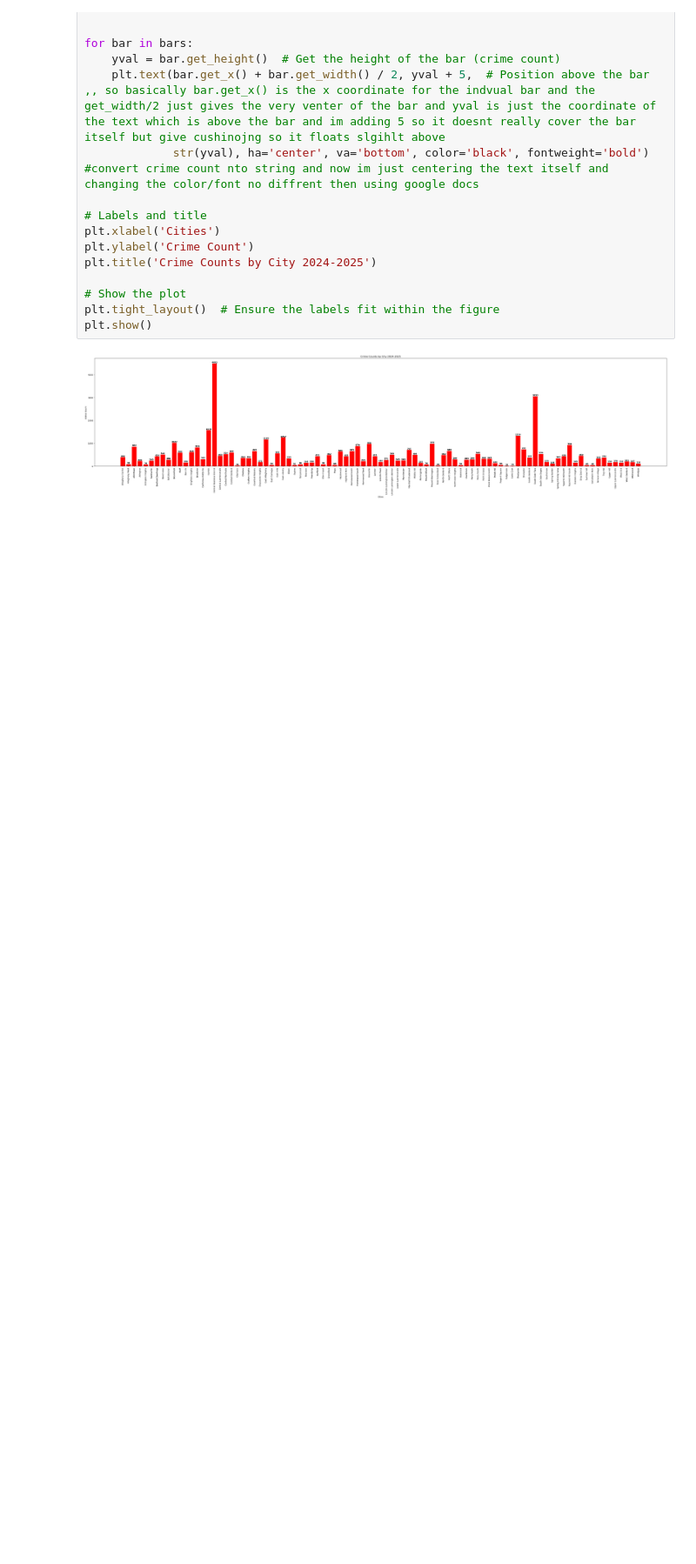
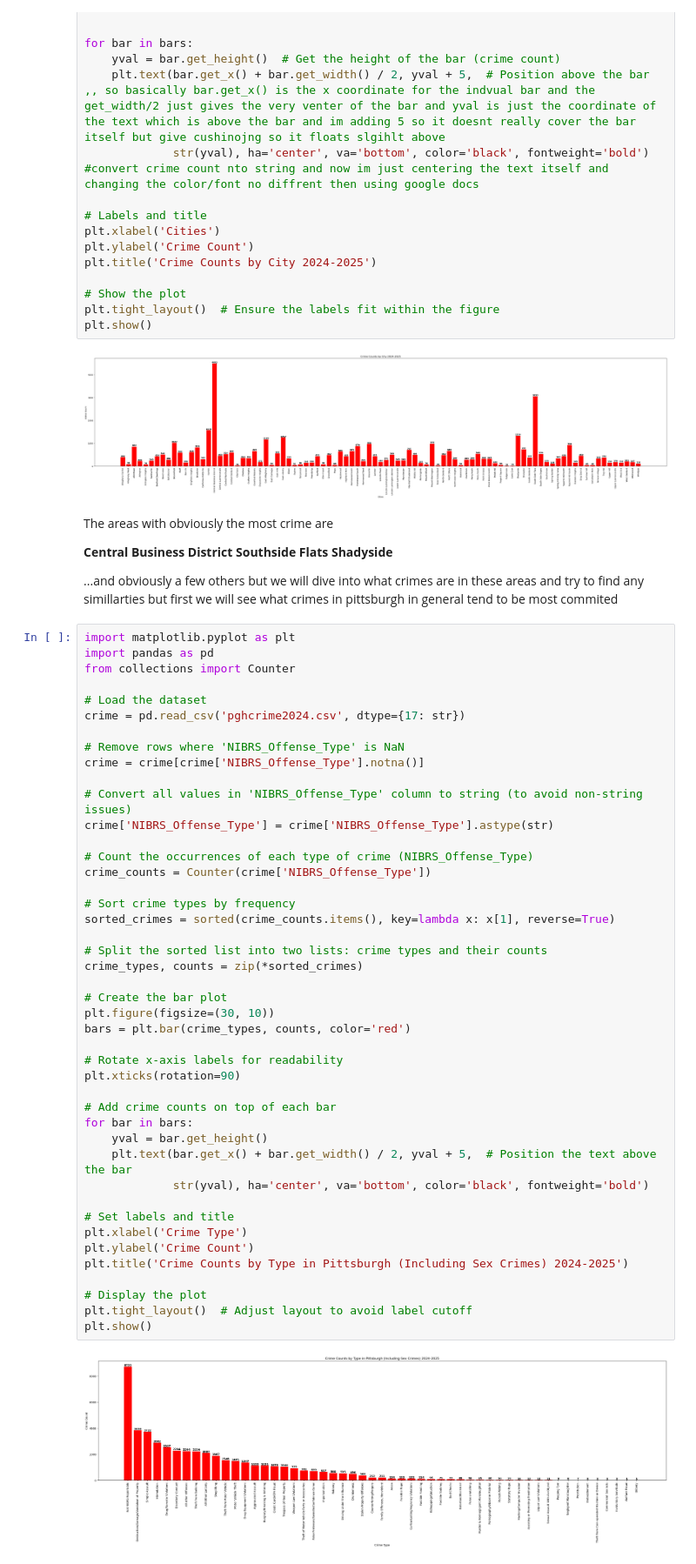
Before and after one commit to TLW94-git/final-project, a Jupyter notebook: Final.ipynb, the cells around one changed output. Shown at 87% size. Drawn from its saved outputs; the diff is of its cells as text; blank space fills up the shorter version.

```diff
--- a/Final.ipynb
+++ b/Final.ipynb
@@ -122,3 +69,57 @@ plt.tight_layout()  # Ensure the labels fit within the figure
 plt.show()
 # %% [output]
 [figure]
+# %% [markdown]
+The areas with obviously the most crime are
+
+**Central Business District**
+**Southside Flats**
+**Shadyside**
+
+...and obviously a few others but we will dive into what crimes are in these areas and try to find any simillarties but first we will see what crimes in pittsburgh in general tend to be most commited
+# %%
+import matplotlib.pyplot as plt
+import pandas as pd
+from collections import Counter
+
+# Load the dataset
+crime = pd.read_csv('pghcrime2024.csv', dtype={17: str})
+
+# Remove rows where 'NIBRS_Offense_Type' is NaN
+crime = crime[crime['NIBRS_Offense_Type'].notna()]
+
+# Convert all values in 'NIBRS_Offense_Type' column to string (to avoid non-string issues)
+crime['NIBRS_Offense_Type'] = crime['NIBRS_Offense_Type'].astype(str)
+
+# Count the occurrences of each type of crime (NIBRS_Offense_Type)
+crime_counts = Counter(crime['NIBRS_Offense_Type'])
+
+# Sort crime types by frequency
+sorted_crimes = sorted(crime_counts.items(), key=lambda x: x[1], reverse=True)
+
+# Split the sorted list into two lists: crime types and their counts
+crime_types, counts = zip(*sorted_crimes)
+
+# Create the bar plot
+plt.figure(figsize=(30, 10))
+bars = plt.bar(crime_types, counts, color='red')
+
+# Rotate x-axis labels for readability
+plt.xticks(rotation=90)
+
+# Add crime counts on top of each bar
+for bar in bars:
+    yval = bar.get_height()
+    plt.text(bar.get_x() + bar.get_width() / 2, yval + 5,  # Position the text above the bar
+             str(yval), ha='center', va='bottom', color='black', fontweight='bold')
+
+# Set labels and title
+plt.xlabel('Crime Type')
+plt.ylabel('Crime Count')
+plt.title('Crime Counts by Type in Pittsburgh (Including Sex Crimes) 2024-2025')
+
+# Display the plot
+plt.tight_layout()  # Adjust layout to avoid label cutoff
+plt.show()
+# %% [output]
+[figure, added]
```
Also changed, not shown: parts of 4 cells of this notebook, 6 other files.
